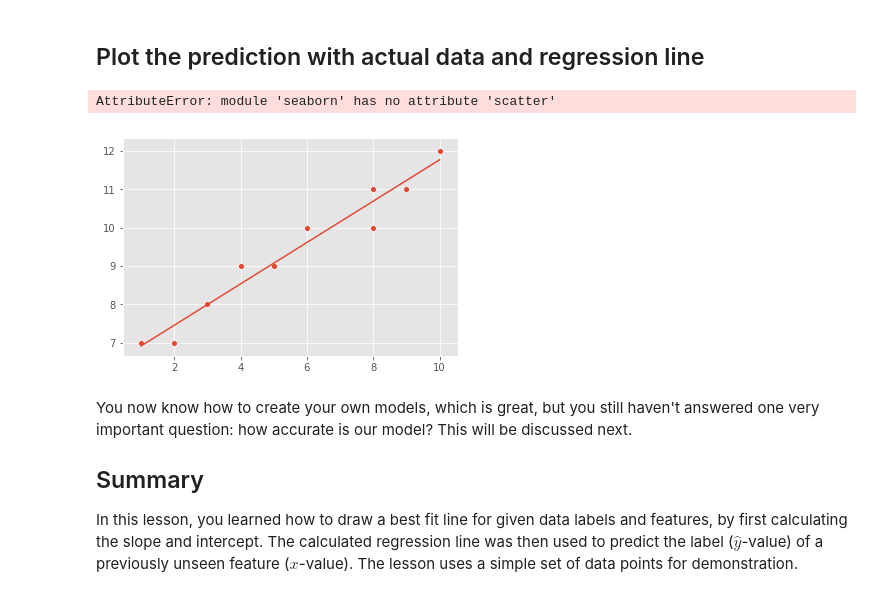
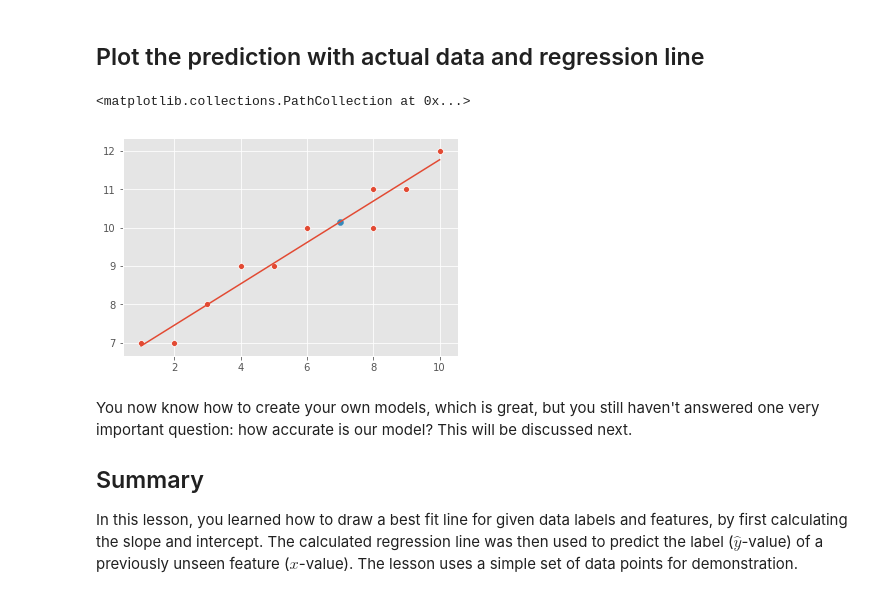
Before and after one commit to justinlee3/dsc-enterprise-hsbc-simple-linear-regression-lab-hsbc-ds-081319, a Jupyter notebook: index.ipynb, the cells around one changed output. Saved outputs shown, nothing was run; the diff lists cells and outputs as text; code cells hidden in the pictures.

```diff
--- a/index.ipynb
+++ b/index.ipynb
@@ -163,11 +163,11 @@ y_predicted
 # %%
 # Plot as above and show the predicted value
 sns.lineplot(X,regression_line)
 sns.scatterplot(X,Y)
-sns.scatter(x_new,y_predicted)
+plt.scatter(x_new,y_predicted)
 # %% [output]
-AttributeError: module 'seaborn' has no attribute 'scatter'
+<matplotlib.collections.PathCollection at 0x...>
-[figure, old version]
+[figure, new version]
 # %% [markdown]
 You now know how to create your own models, which is great, but you still haven't answered one very important question: how accurate is our model? This will be discussed next.
 
```
